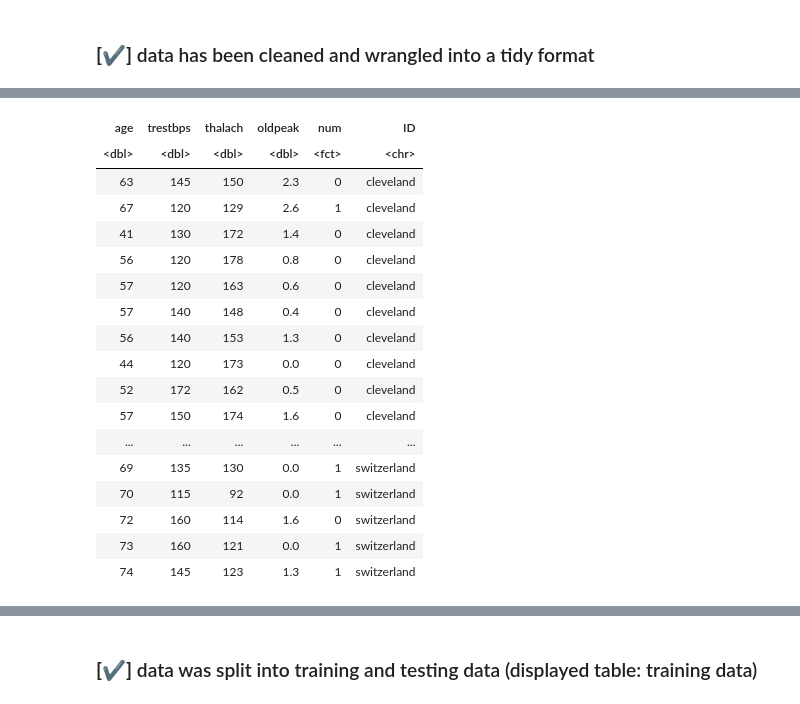
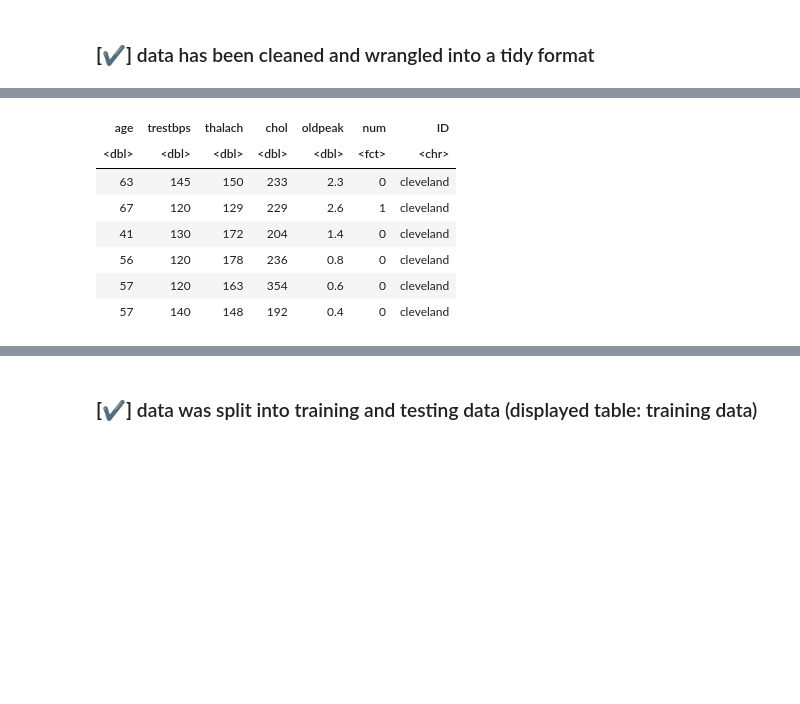
Before and after one commit to Yujinjen/group_project, a Jupyter notebook: DSCI_G36_Project_Submission.ipynb, the cells around one changed output, grey strips where cells are left out. Saved outputs shown, nothing was run; the diff lists cells and outputs as text; code cells hidden in the pictures; blank space fills up the shorter version.

```diff
--- a/DSCI_G36_Project_Submission.ipynb
+++ b/DSCI_G36_Project_Submission.ipynb
@@ -61,13 +61,13 @@ hungarian_data<-read_csv("https://archive.ics.uci.edu/ml/machine-learning-databa
          col_names=c("age","sex","cp","trestbps","chol","fbs","restecg","thalach","exang","oldpeak","slope","ca","thal","num"))%>%
 add_column(ID="hungarian")
 
-switzerland_data<-read_csv("https://archive.ics.uci.edu/ml/machine-learning-databases/heart-disease/processed.switzerland.data",
+va_data<-read_csv("https://archive.ics.uci.edu/ml/machine-learning-databases/heart-disease/processed.va.data",
          col_names=c("age","sex","cp","trestbps","chol","fbs","restecg","thalach","exang","oldpeak","slope","ca","thal","num"))%>%
-add_column(ID="switzerland")
+add_column(ID="va")
 
-total_data<-rbind(cleveland_data,hungarian_data,switzerland_data)
+total_data<-rbind(cleveland_data,hungarian_data,va_data)
 
-total_data
+head(total_data)
 # %% [output]
 Parsed with column specification:
 cols(
@@ -109,19 +99,59 @@ A spec_tbl_df: 720 × 15
 ### **[✔]** data has been cleaned and wrangled into a tidy format
 # %%
 total_filtered_data <- total_data %>%
-                    select(age,trestbps,thalach,oldpeak,num,ID)%>%#selected the categories decided on (exp below)
-#                     select(age,trestbps,thalach,chol,oldpeak,num,ID)%>%#selected the categories decided on (exp below)
+#                     select(age,trestbps,thalach,oldpeak,num,ID)%>%#selected the categories decided on (exp below)
+                    select(age,trestbps,thalach,chol,oldpeak,num,ID)%>% #selected the categories decided on (exp below)
                     filter(num==0|num==1) %>% #removed any num value that didnt make sense
                     mutate(trestbps = as.double(trestbps)) %>% #the following mutate isnt necessary (can remove)
                     mutate(thalach = as.double(thalach)) %>%
                     mutate(oldpeak = as.double(oldpeak)) %>%
-#                     mutate(chol = as.double(chol)) %>%
+                    mutate(chol = as.double(chol)) %>%
                     mutate(num = as.factor(num)) %>%
-#                     filter(chol!=0) %>%  #some chol values are 0 instead of NA
+                    filter(chol!=0) %>%  #some chol values are 0 instead of NA
                     filter(thalach!=0) %>%
-                    filter(oldpeak>=0 & oldpeak<=3)
+                    filter(oldpeak>0 & oldpeak<=3)
 
-total_filtered_data
+cleveland_filtered_data <- cleveland_data %>%
+#                     select(age,trestbps,thalach,oldpeak,num,ID)%>%#selected the categories decided on (exp below)
+                    select(age,trestbps,thalach,chol,oldpeak,num,ID)%>%#selected the categories decided on (exp below)
+                    filter(num==0|num==1) %>% #removed any num value that didnt make sense
+                    mutate(trestbps = as.double(trestbps)) %>% #the following mutate isnt necessary (can remove)
+                    mutate(thalach = as.double(thalach)) %>%
+                    mutate(oldpeak = as.double(oldpeak)) %>%
+                    mutate(chol = as.double(chol)) %>%
+                    mutate(num = as.factor(num)) %>%
+                    filter(chol!=0) %>%  #some chol values are 0 instead of NA
+                    filter(thalach!=0) %>%
+                    filter(oldpeak>0 & oldpeak<=3)
+
+va_filtered_data <- va_data %>%
+#                     select(age,trestbps,thalach,oldpeak,num,ID)%>%#selected the categories decided on (exp below)
+                    select(age,trestbps,thalach,chol,oldpeak,num,ID)%>%#selected the categories decided on (exp below)
+                    filter(num==0|num==1) %>% #removed any num value that didnt make sense
+                    mutate(trestbps = as.double(trestbps)) %>% #the following mutate isnt necessary (can remove)
+                    mutate(thalach = as.double(thalach)) %>%
+                    mutate(oldpeak = as.double(oldpeak)) %>%
+                    mutate(chol = as.double(chol)) %>%
+                    mutate(num = as.factor(num)) %>%
+                    filter(chol!=0) %>%  #some chol values are 0 instead of NA
+                    filter(thalach!=0) %>%
+                    filter(oldpeak>0 & oldpeak<=3)
+
+hung_filtered_data <- hungarian_data %>%
+#                     select(age,trestbps,thalach,oldpeak,num,ID)%>%#selected the categories decided on (exp below)
+                    select(age,trestbps,thalach,chol,oldpeak,num,ID)%>%#selected the categories decided on (exp below)
+                    filter(num==0|num==1) %>% #removed any num value that didnt make sense
+                    mutate(trestbps = as.double(trestbps)) %>% #the following mutate isnt necessary (can remove)
+                    mutate(thalach = as.double(thalach)) %>%
+                    mutate(oldpeak = as.double(oldpeak)) %>%
+                    mutate(chol = as.double(chol)) %>%
+                    mutate(num = as.factor(num)) %>%
+                    filter(chol!=0) %>%  #some chol values are 0 instead of NA
+                    filter(thalach!=0) %>%
+                    filter(oldpeak>0 & oldpeak<=3)
+
+head(total_filtered_data)
+print(va_filtered_data)
 # %% [output]
 Warning message:
 “Problem with `mutate()` input `trestbps`.
@@ -145,18 +174,8 @@ A tibble: 553 × 6
-| age | trestbps | thalach | oldpeak | num | ID |
-| <dbl> | <dbl> | <dbl> | <dbl> | <fct> | <chr> |
-| 63 | 145 | 150 | 2.3 | 0 | cleveland |
-| 67 | 120 | 129 | 2.6 | 1 | cleveland |
-| 41 | 130 | 172 | 1.4 | 0 | cleveland |
-| 56 | 120 | 178 | 0.8 | 0 | cleveland |
-| 57 | 120 | 163 | 0.6 | 0 | cleveland |
-| 57 | 140 | 148 | 0.4 | 0 | cleveland |
-| 56 | 140 | 153 | 1.3 | 0 | cleveland |
-| 44 | 120 | 173 | 0.0 | 0 | cleveland |
-| 52 | 172 | 162 | 0.5 | 0 | cleveland |
-| 57 | 150 | 174 | 1.6 | 0 | cleveland |
-| ... | ... | ... | ... | ... | ... |
-| 69 | 135 | 130 | 0.0 | 1 | switzerland |
-| 70 | 115 | 92 | 0.0 | 1 | switzerland |
-| 72 | 160 | 114 | 1.6 | 0 | switzerland |
-| 73 | 160 | 121 | 0.0 | 1 | switzerland |
-| 74 | 145 | 123 | 1.3 | 1 | switzerland |
+| age | trestbps | thalach | chol | oldpeak | num | ID |
+| <dbl> | <dbl> | <dbl> | <dbl> | <dbl> | <fct> | <chr> |
+| 63 | 145 | 150 | 233 | 2.3 | 0 | cleveland |
+| 67 | 120 | 129 | 229 | 2.6 | 1 | cleveland |
+| 41 | 130 | 172 | 204 | 1.4 | 0 | cleveland |
+| 56 | 120 | 178 | 236 | 0.8 | 0 | cleveland |
+| 57 | 120 | 163 | 354 | 0.6 | 0 | cleveland |
+| 57 | 140 | 148 | 192 | 0.4 | 0 | cleveland |
```
Also changed, not shown: parts of 9 cells of this notebook.
